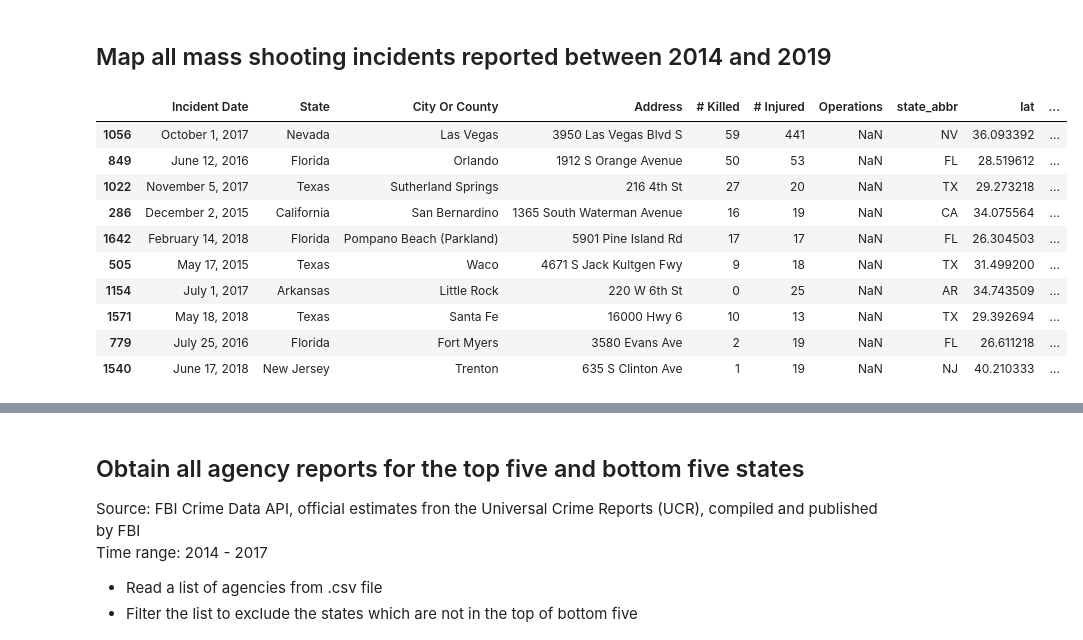
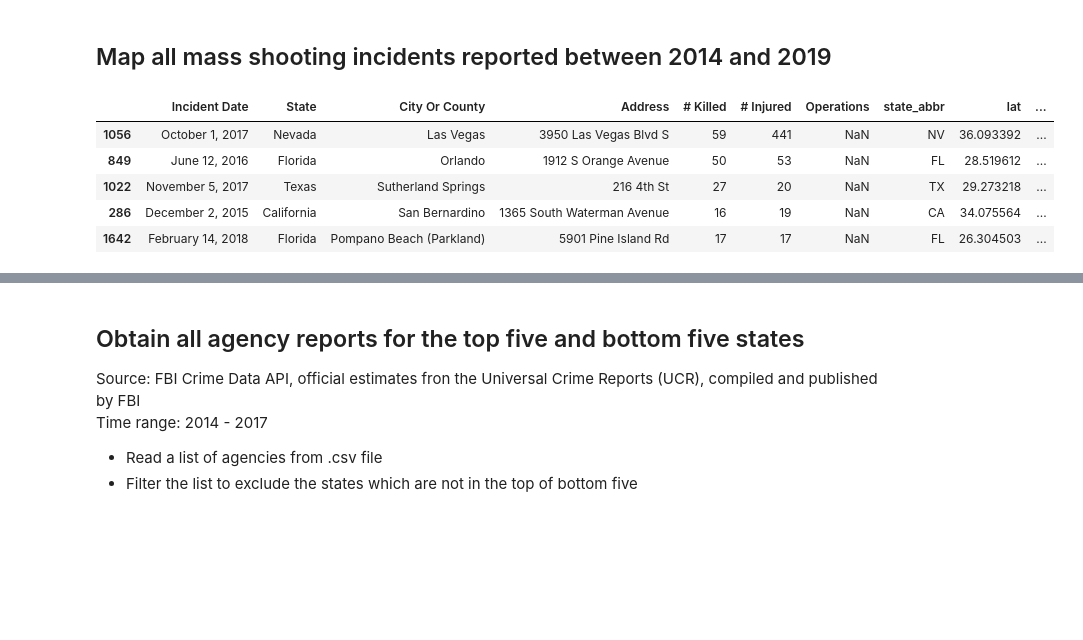
Before and after one commit to gilbertduenas/Data_Viz_Project, a Jupyter notebook: crime_explore/crime_analysis.ipynb, the cells around one changed output, grey strips where cells are left out. Saved outputs shown, nothing was run; the diff lists cells and outputs as text; code cells hidden in the pictures; blank space fills up the shorter version.

```diff
--- a/crime_explore/crime_analysis.ipynb
+++ b/crime_explore/crime_analysis.ipynb
@@ -167,20 +200,15 @@ fig
 # %%
 shootings = pd.read_csv('data/shootings_all_years.csv')
 shootings['Total Victims Count'] = shootings['# Killed'] + shootings['# Injured']
 most_victims = shootings.sort_values(by = ['Total Victims Count'], ascending = False)
-most_victims.head(10)
+most_victims.head()
 # %% [output]
 |  | Incident Date | State | City Or County | Address | # Killed | # Injured | Operations | state_abbr | lat | ... |
 | 1056 | October 1, 2017 | Nevada | Las Vegas | 3950 Las Vegas Blvd S | 59 | 441 | NaN | NV | 36.093392 | ... |
 | 849 | June 12, 2016 | Florida | Orlando | 1912 S Orange Avenue | 50 | 53 | NaN | FL | 28.519612 | ... |
 | 1022 | November 5, 2017 | Texas | Sutherland Springs | 216 4th St | 27 | 20 | NaN | TX | 29.273218 | ... |
 | 286 | December 2, 2015 | California | San Bernardino | 1365 South Waterman Avenue | 16 | 19 | NaN | CA | 34.075564 | ... |
 | 1642 | February 14, 2018 | Florida | Pompano Beach (Parkland) | 5901 Pine Island Rd | 17 | 17 | NaN | FL | 26.304503 | ... |
-| 505 | May 17, 2015 | Texas | Waco | 4671 S Jack Kultgen Fwy | 9 | 18 | NaN | TX | 31.499200 | ... |
-| 1154 | July 1, 2017 | Arkansas | Little Rock | 220 W 6th St | 0 | 25 | NaN | AR | 34.743509 | ... |
-| 1571 | May 18, 2018 | Texas | Santa Fe | 16000 Hwy 6 | 10 | 13 | NaN | TX | 29.392694 | ... |
-| 779 | July 25, 2016 | Florida | Fort Myers | 3580 Evans Ave | 2 | 19 | NaN | FL | 26.611218 | ... |
-| 1540 | June 17, 2018 | New Jersey | Trenton | 635 S Clinton Ave | 1 | 19 | NaN | NJ | 40.210333 | ... |
 # %%
 locations = [tuple(coord) for coord in shootings[['lat', 'lon']].values]
 victims = list(shootings['Total Victims Count'])
```
Also changed, not shown: parts of 57 cells of this notebook, 4 other files.
